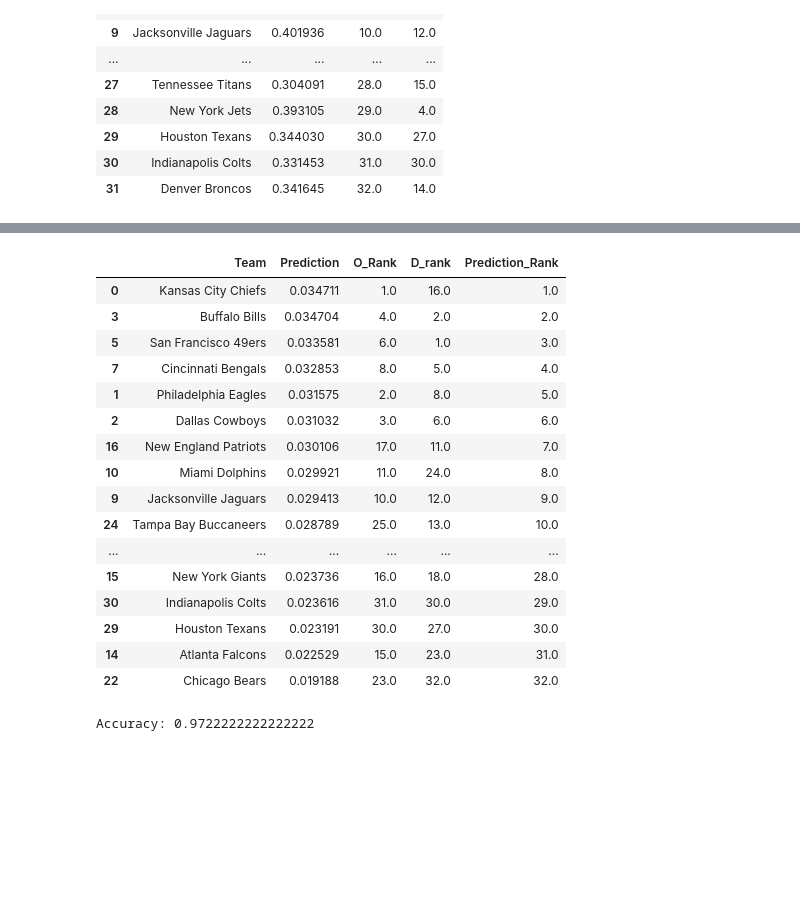
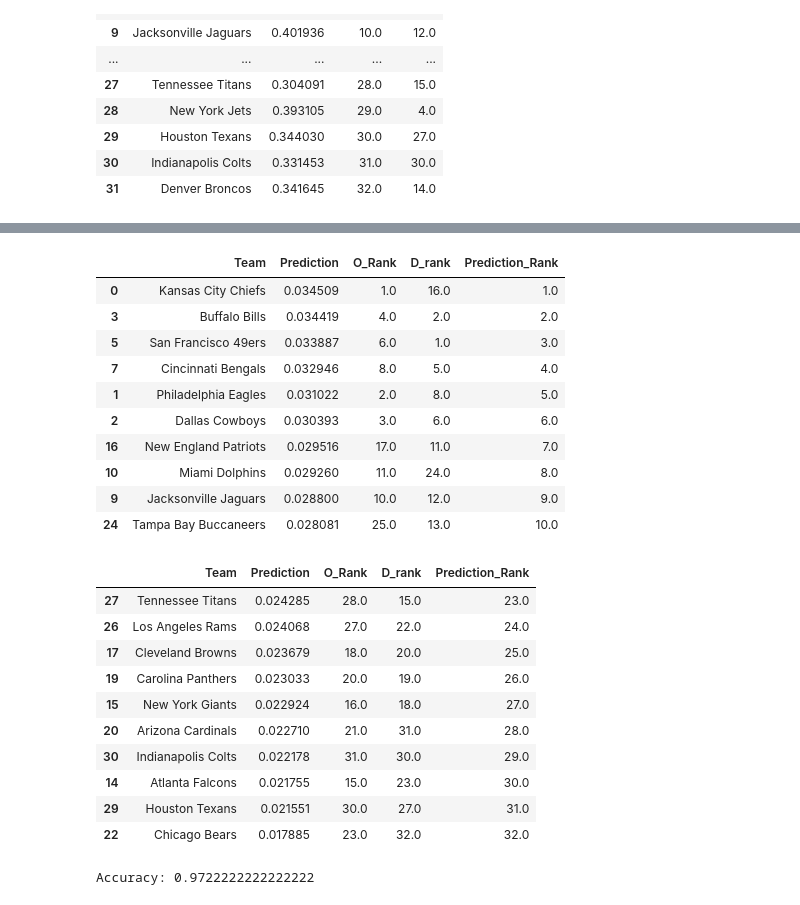
Before and after one commit to dahmadi/TouchdownProphet, a Jupyter notebook: TouchdownProphet.ipynb, the cells around one changed output, grey strips where cells are left out. Saved outputs shown, nothing was run; the diff lists cells and outputs as text; code cells hidden in the pictures; blank space fills up the shorter version.

```diff
--- a/TouchdownProphet.ipynb
+++ b/TouchdownProphet.ipynb
@@ -592,26 +576,32 @@ array([[0.96528887, 0.03471113],
 # %%
 ada_df = pd.DataFrame({'Team':teams, 'Prediction':y_pred[:,1], 'O_Rank':o_rank, 'D_rank':d_rank })
 ada_df['Prediction_Rank'] = ada_df['Prediction'].rank(ascending = False)
 ada_df = ada_df.sort_values(by = ['Prediction'], ascending = False)
-ada_df
+display(ada_df.head(10))
+display(ada_df.tail(10))
 # %% [output]
 |  | Team | Prediction | O_Rank | D_rank | Prediction_Rank |
-| 0 | Kansas City Chiefs | 0.034711 | 1.0 | 16.0 | 1.0 |
-| 3 | Buffalo Bills | 0.034704 | 4.0 | 2.0 | 2.0 |
-| 5 | San Francisco 49ers | 0.033581 | 6.0 | 1.0 | 3.0 |
-| 7 | Cincinnati Bengals | 0.032853 | 8.0 | 5.0 | 4.0 |
-| 1 | Philadelphia Eagles | 0.031575 | 2.0 | 8.0 | 5.0 |
-| 2 | Dallas Cowboys | 0.031032 | 3.0 | 6.0 | 6.0 |
-| 16 | New England Patriots | 0.030106 | 17.0 | 11.0 | 7.0 |
-| 10 | Miami Dolphins | 0.029921 | 11.0 | 24.0 | 8.0 |
-| 9 | Jacksonville Jaguars | 0.029413 | 10.0 | 12.0 | 9.0 |
-| 24 | Tampa Bay Buccaneers | 0.028789 | 25.0 | 13.0 | 10.0 |
-| ... | ... | ... | ... | ... | ... |
-| 15 | New York Giants | 0.023736 | 16.0 | 18.0 | 28.0 |
-| 30 | Indianapolis Colts | 0.023616 | 31.0 | 30.0 | 29.0 |
-| 29 | Houston Texans | 0.023191 | 30.0 | 27.0 | 30.0 |
-| 14 | Atlanta Falcons | 0.022529 | 15.0 | 23.0 | 31.0 |
-| 22 | Chicago Bears | 0.019188 | 23.0 | 32.0 | 32.0 |
+| 0 | Kansas City Chiefs | 0.034509 | 1.0 | 16.0 | 1.0 |
+| 3 | Buffalo Bills | 0.034419 | 4.0 | 2.0 | 2.0 |
+| 5 | San Francisco 49ers | 0.033887 | 6.0 | 1.0 | 3.0 |
+| 7 | Cincinnati Bengals | 0.032946 | 8.0 | 5.0 | 4.0 |
+| 1 | Philadelphia Eagles | 0.031022 | 2.0 | 8.0 | 5.0 |
+| 2 | Dallas Cowboys | 0.030393 | 3.0 | 6.0 | 6.0 |
+| 16 | New England Patriots | 0.029516 | 17.0 | 11.0 | 7.0 |
+| 10 | Miami Dolphins | 0.029260 | 11.0 | 24.0 | 8.0 |
+| 9 | Jacksonville Jaguars | 0.028800 | 10.0 | 12.0 | 9.0 |
+| 24 | Tampa Bay Buccaneers | 0.028081 | 25.0 | 13.0 | 10.0 |
+|  | Team | Prediction | O_Rank | D_rank | Prediction_Rank |
+| 27 | Tennessee Titans | 0.024285 | 28.0 | 15.0 | 23.0 |
+| 26 | Los Angeles Rams | 0.024068 | 27.0 | 22.0 | 24.0 |
+| 17 | Cleveland Browns | 0.023679 | 18.0 | 20.0 | 25.0 |
+| 19 | Carolina Panthers | 0.023033 | 20.0 | 19.0 | 26.0 |
+| 15 | New York Giants | 0.022924 | 16.0 | 18.0 | 27.0 |
+| 20 | Arizona Cardinals | 0.022710 | 21.0 | 31.0 | 28.0 |
+| 30 | Indianapolis Colts | 0.022178 | 31.0 | 30.0 | 29.0 |
+| 14 | Atlanta Falcons | 0.021755 | 15.0 | 23.0 | 30.0 |
+| 29 | Houston Texans | 0.021551 | 30.0 | 27.0 | 31.0 |
+| 22 | Chicago Bears | 0.017885 | 23.0 | 32.0 | 32.0 |
 # %%
 print("Accuracy:",metrics.accuracy_score(y_train, y_pred_binary))
 # %% [output]
```
Also changed, not shown: parts of 4 cells of this notebook, 8 other files.
